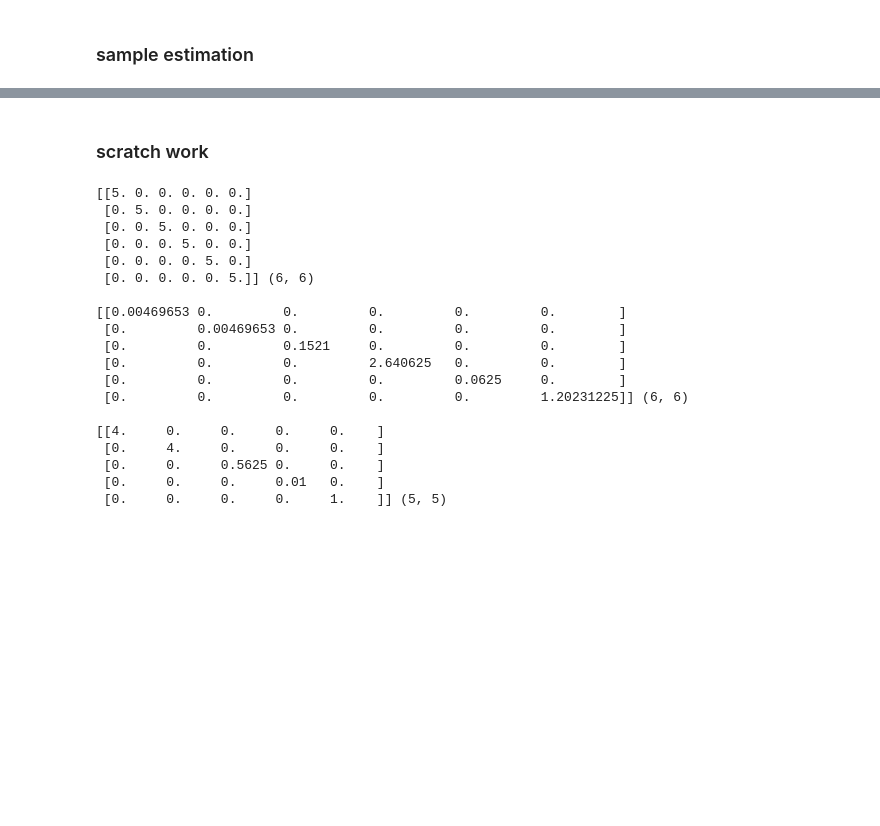
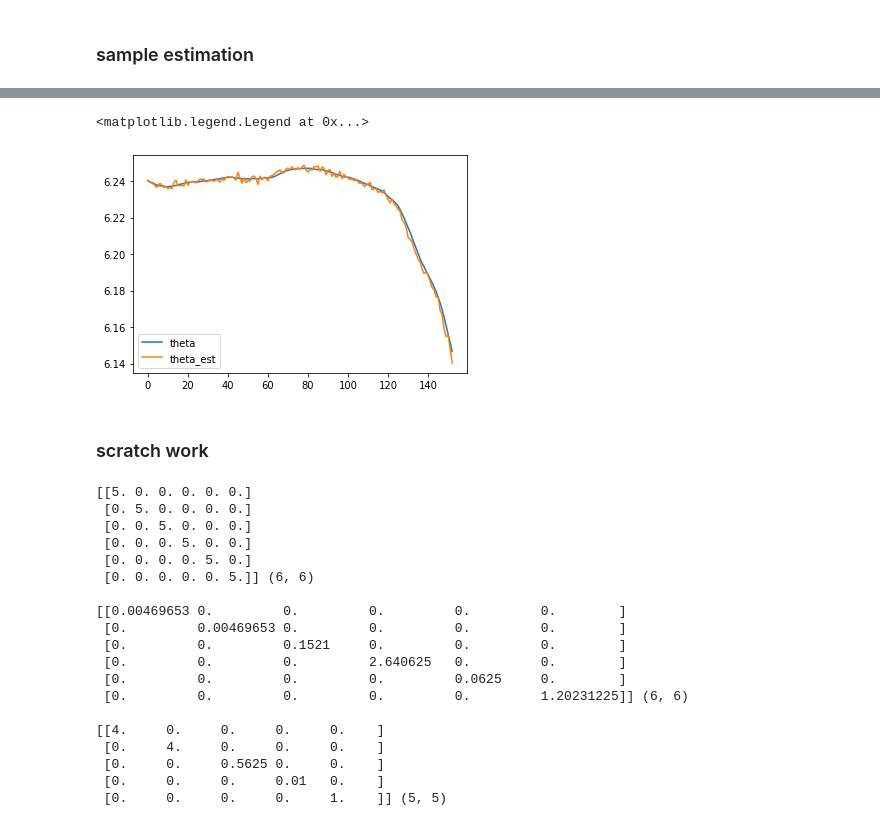
Before and after one commit to jarviskroos7/PATH_vehicle_localization, a Jupyter notebook: code/ekf_6states.ipynb, the cells around one changed output, grey strips where cells are left out. Saved outputs shown, nothing was run; the diff lists cells and outputs as text; code cells hidden in the pictures; blank space fills up the shorter version.

```diff
--- a/code/ekf_6states.ipynb
+++ b/code/ekf_6states.ipynb
@@ -276,6 +289,16 @@ sample_traj.head()
 | 22352 | 720.433981 | 1209.558746 | -0.01 | 5.22 | 357.482 | 0.980 | 2.045 | -0.38 | 0.43 | -0.08 | 0.135 | ... |
 | 22377 | 721.736926 | 1209.498497 | -0.02 | 5.22 | 357.453 | 1.023 | 1.993 | -0.27 | 0.64 | -0.11 | 0.243 | ... |
 | 22402 | 723.040982 | 1209.438248 | -0.01 | 5.22 | 357.416 | 0.997 | 1.927 | -0.27 | 0.27 | -0.29 | 0.146 | ... |
+# %%
+plt.plot(sample_traj['theta'].values/180.0*np.pi, label='theta')
+plt.plot(
+    (sample_traj['theta'].values/180.0*np.pi  + sample_traj['omega_Zv'].values/180.0*np.pi * dt + np.pi) % \
+    (2 * np.pi) + np.pi, label='theta_est'
+    )
+plt.legend()
+# %% [output]
+<matplotlib.legend.Legend at 0x...>
+[figure, added]
 # %% [markdown]
 ### scratch work
 # %%
```
Also changed, not shown: parts of 24 cells of this notebook.
